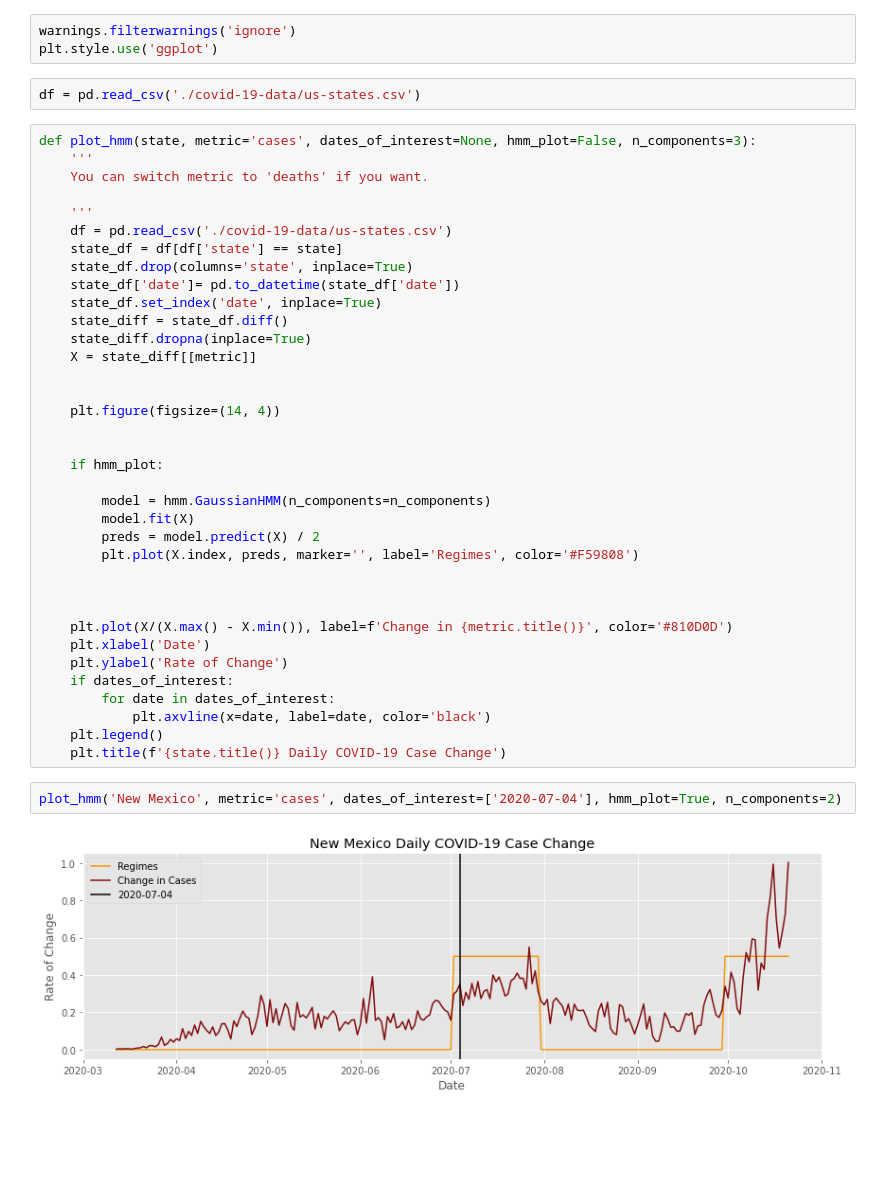
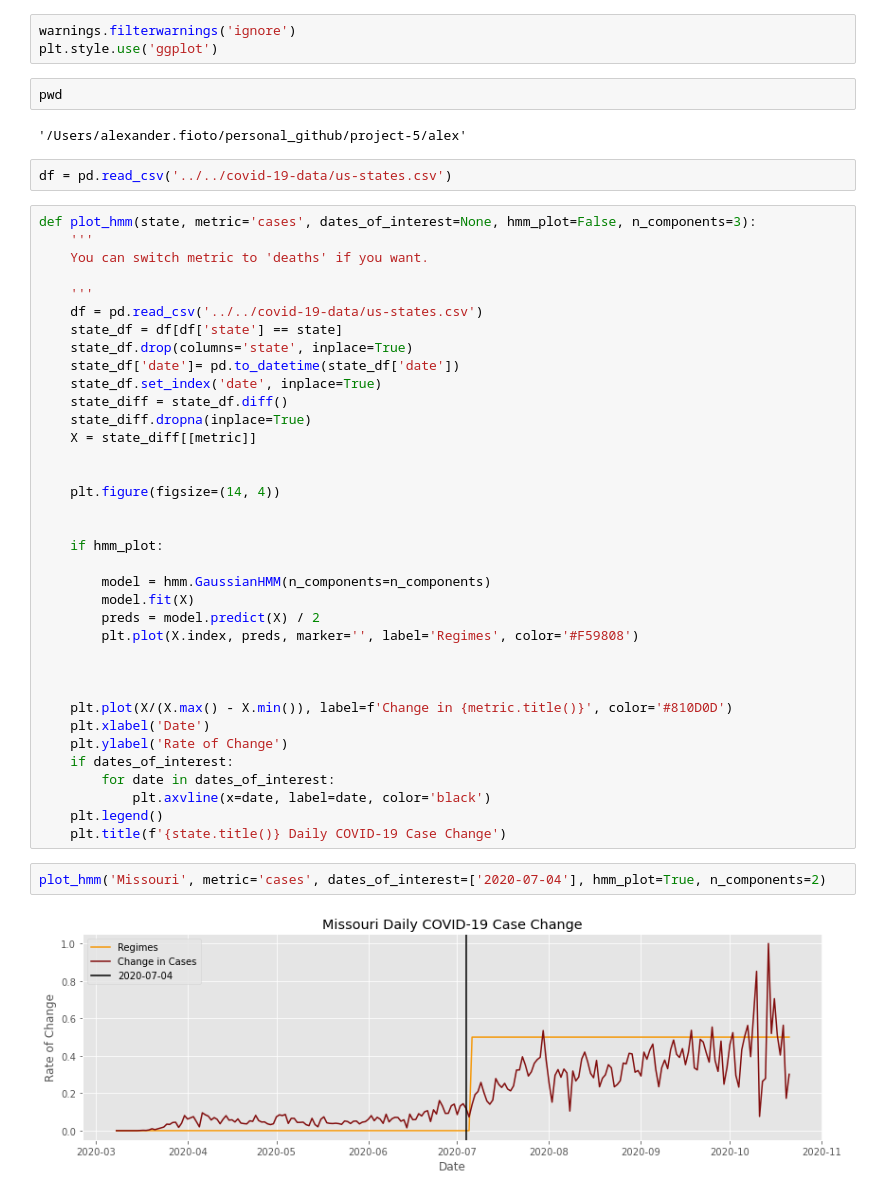
Before and after one commit to vmohan96/Decoding-COVID-19, a Jupyter notebook: alex/hmm_plotting_function.ipynb, the cells around one changed output. Saved outputs shown, nothing was run; the diff lists cells and outputs as text; blank space fills up the shorter version.

```diff
--- a/alex/hmm_plotting_function.ipynb
+++ b/alex/hmm_plotting_function.ipynb
@@ -6,15 +6,19 @@ import warnings
 # %%
 warnings.filterwarnings('ignore')
 plt.style.use('ggplot')
+# %%
+pwd
+# %% [output]
+'/Users/alexander.fioto/personal_github/project-5/alex'
 # %%
-df = pd.read_csv('./covid-19-data/us-states.csv')
+df = pd.read_csv('../../covid-19-data/us-states.csv')
 # %%
 def plot_hmm(state, metric='cases', dates_of_interest=None, hmm_plot=False, n_components=3):
     '''
     You can switch metric to 'deaths' if you want.
 
     '''
-    df = pd.read_csv('./covid-19-data/us-states.csv')
+    df = pd.read_csv('../../covid-19-data/us-states.csv')
     state_df = df[df['state'] == state]
     state_df.drop(columns='state', inplace=True)
     state_df['date']= pd.to_datetime(state_df['date'])
@@ -45,6 +49,6 @@ def plot_hmm(state, metric='cases', dates_of_interest=None, hmm_plot=False, n_co
     plt.legend()
     plt.title(f'{state.title()} Daily COVID-19 Case Change')
 # %%
-plot_hmm('New Mexico', metric='cases', dates_of_interest=['2020-07-04'], hmm_plot=True, n_components=2)
+plot_hmm('Missouri', metric='cases', dates_of_interest=['2020-07-04'], hmm_plot=True, n_components=2)
 # %% [output]
-[figure, old version]
+[figure, new version]
```
